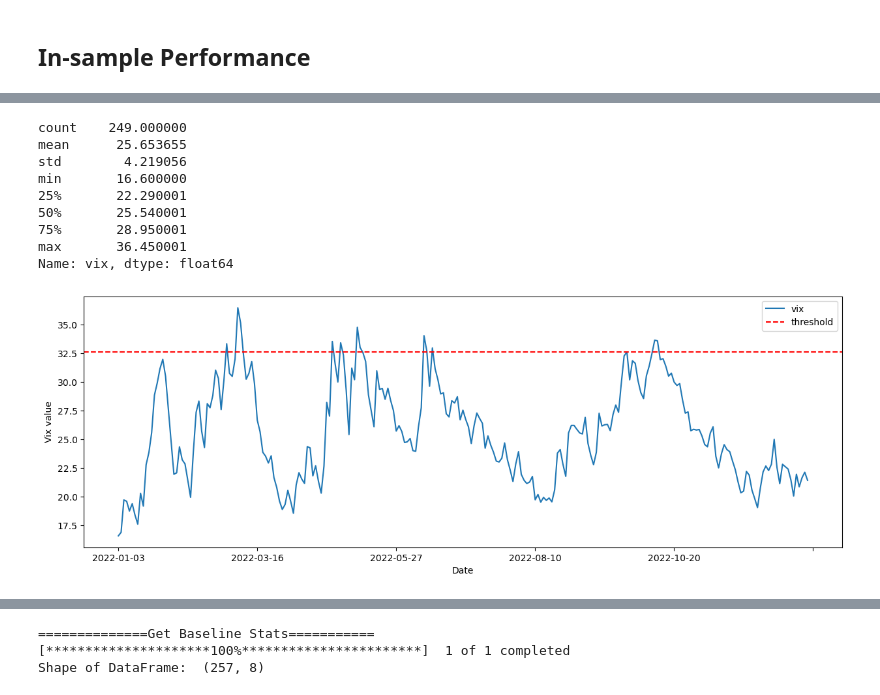
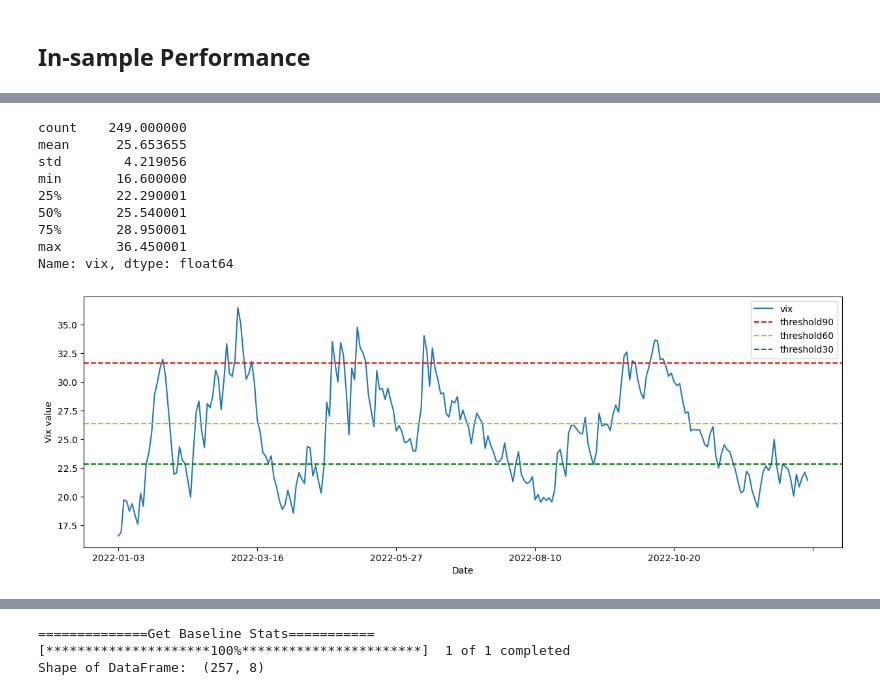
Before and after one commit to CodeArchitecture/FinRL, a Jupyter notebook: Stock_NeurIPS2018_SB3.ipynb, the cells around one changed output, grey strips where cells are left out. Saved outputs shown, nothing was run; the diff lists cells and outputs as text; code cells hidden in the pictures.

```diff
--- a/Stock_NeurIPS2018_SB3.ipynb
+++ b/Stock_NeurIPS2018_SB3.ipynb
@@ -432,26 +372,28 @@ insample_risk_indicator = processed_full[(processed_full.date<TRADE_END_DATE) &
 # %%
 %matplotlib inline
 plt.rcParams["figure.figsize"] = (15,5)
 fig = insample_risk_indicator.set_index('date').vix.plot()
-fig.axhline(y=insample_risk_indicator.vix.quantile(0.9), color='r', linestyle='--',label='threshold')
+fig.axhline(y=insample_risk_indicator.vix.quantile(0.9), color='r', linestyle='--',label='threshold90')
+fig.axhline(y=insample_risk_indicator.vix.quantile(0.6), color='y', linestyle='--',label='threshold60')
+fig.axhline(y=insample_risk_indicator.vix.quantile(0.3), color='g', linestyle='--',label='threshold30')
 fig.set_xlabel('Date')
 fig.set_ylabel('Vix value')
 fig.legend()
 fig.get_figure().savefig('results/trade_vix.png')
 
 print(insample_risk_indicator.vix.describe())
 insample_risk_indicator.vix.describe().to_csv('results/trade_vix_describe.csv')
 # %% [output]
 count    249.000000
 mean      25.653655
 std        4.219056
 min       16.600000
 25%       22.290001
 50%       25.540001
 75%       28.950001
 max       36.450001
 Name: vix, dtype: float64
-[figure, old version]
+[figure, new version]
 # %%
 %matplotlib inline
 plt.rcParams["figure.figsize"] = (15,5)
```
Also changed, not shown: parts of 26 cells of this notebook, 20 other files.
